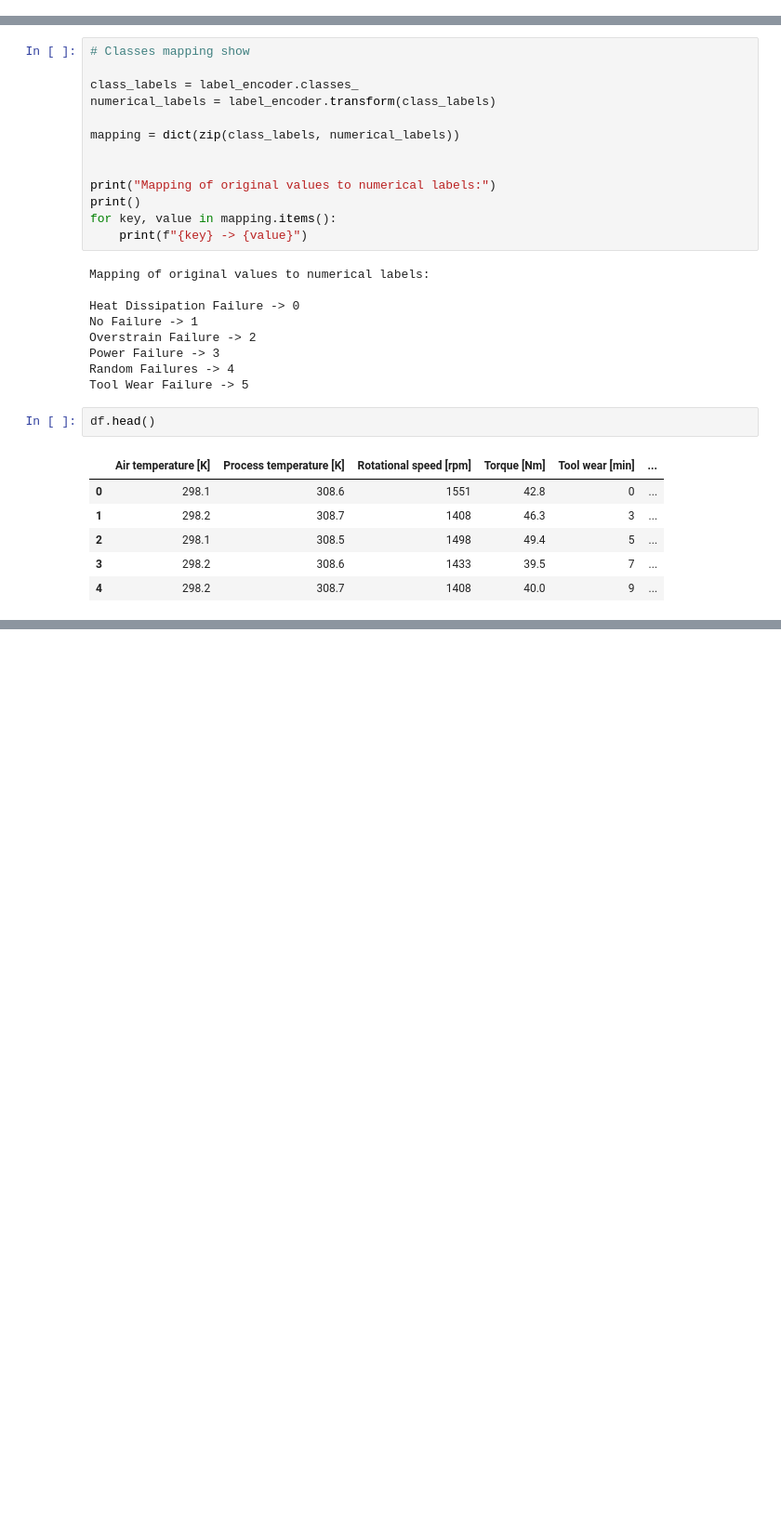
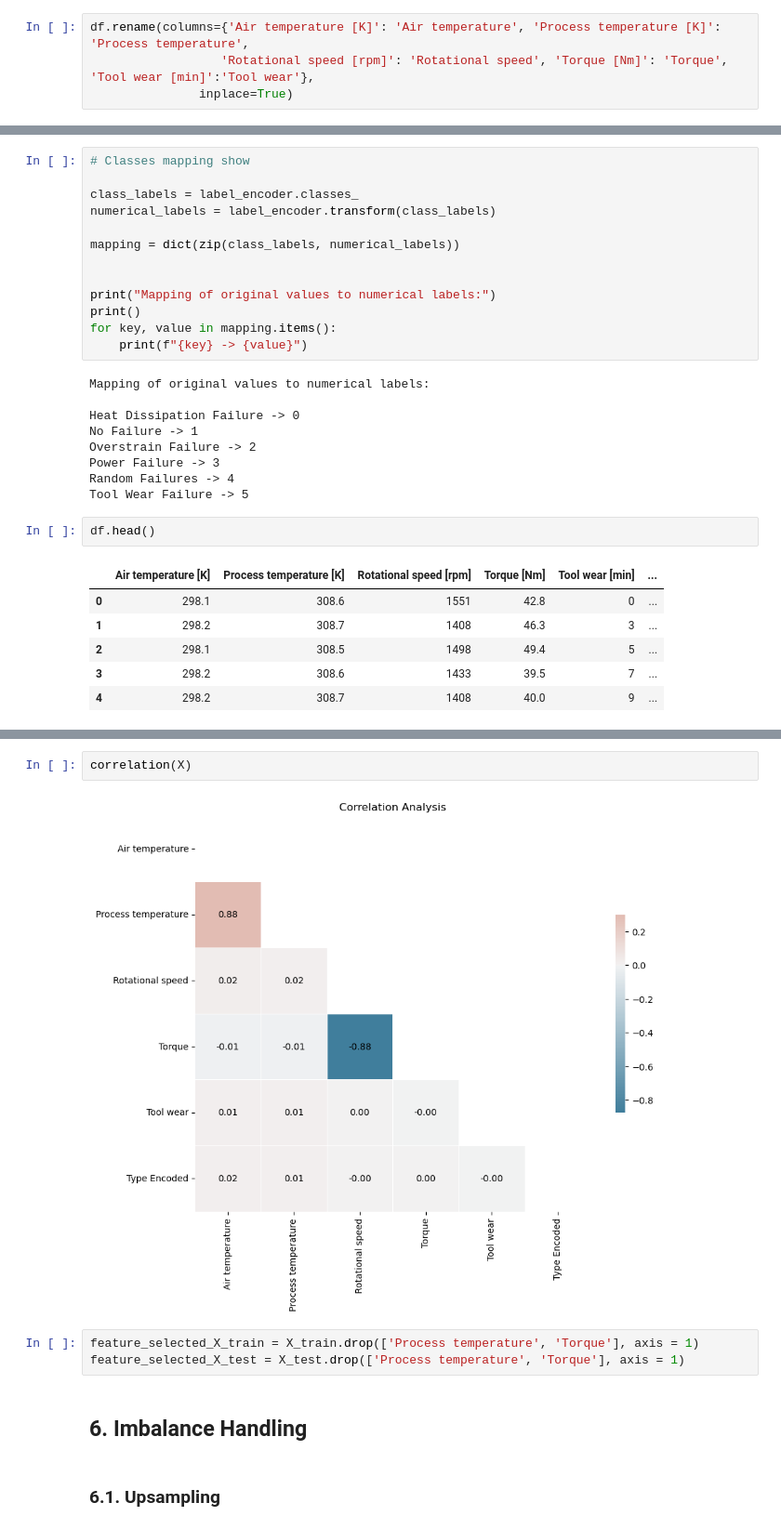
Before and after one commit to khair-bs23/Maintenance_Prediction_Rest_API, a Jupyter notebook: maintenance_prediction.ipynb, the cells around one changed output, grey strips where cells are left out. Shown at 93% size. Saved outputs shown, nothing was run; the diff lists cells and outputs as text; blank space fills up the shorter version.

```diff
--- a/maintenance_prediction.ipynb
+++ b/maintenance_prediction.ipynb
@@ -212,4 +224,8 @@ for feature in num_features:
 [figure]
 # %% [markdown]
 ## 3. Data Preprocessing
+# %%
+df.rename(columns={'Air temperature [K]': 'Air temperature', 'Process temperature [K]': 'Process temperature',
+                  'Rotational speed [rpm]': 'Rotational speed', 'Torque [Nm]': 'Torque', 'Tool wear [min]':'Tool wear'},
+               inplace=True)
 # %%
@@ -290,0 +350,11 @@ X_train.shape
+# %%
+correlation(X)
+# %% [output]
+[figure, added]
+# %%
+feature_selected_X_train = X_train.drop(['Process temperature', 'Torque'], axis = 1)
+feature_selected_X_test = X_test.drop(['Process temperature', 'Torque'], axis = 1)
+# %% [markdown]
+## 6. Imbalance Handling
+# %% [markdown]
+### 6.1. Upsampling
```
Also changed, not shown: parts of 59 cells of this notebook, 3 other files.
